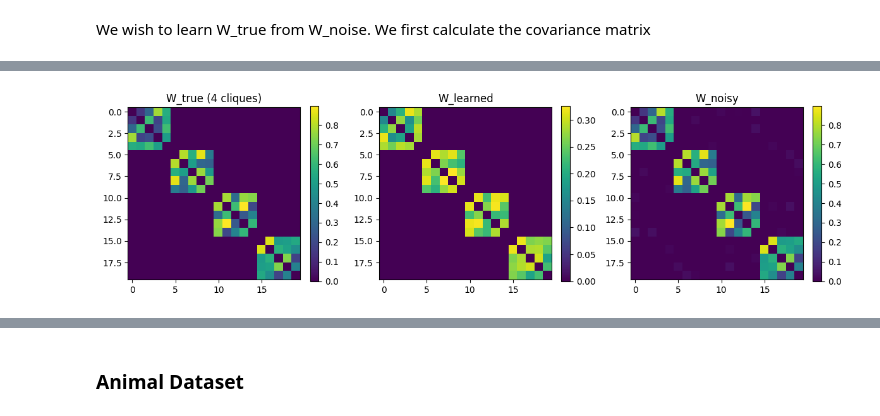
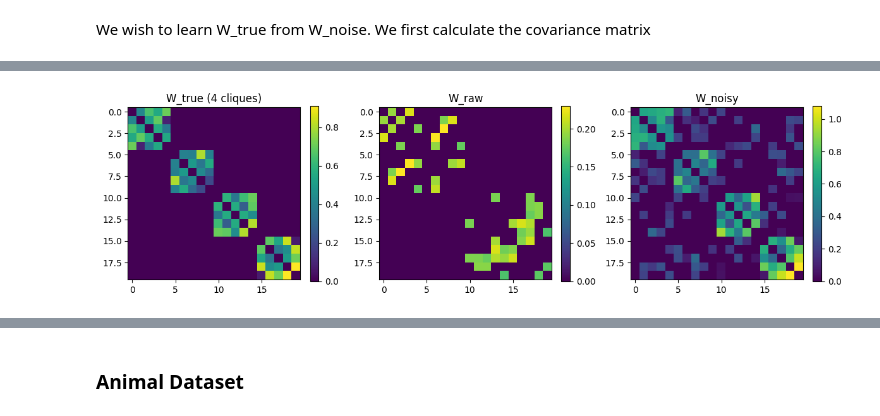
Before and after one commit to KHOUTAIBI/timeseries-graph-learning, a Jupyter notebook: graph.ipynb, the cells around one changed output, grey strips where cells are left out. Cells and saved outputs as stored; diff of their text form; code cells hidden in the pictures.

```diff
--- a/graph.ipynb
+++ b/graph.ipynb
@@ -410,8 +479,8 @@ for sz in sizes:
 
 Theta_true = laplacian_from_W(W_true)
 # %%
-kappa=0.05
-p_edge=0.1
+kappa=0.45
+p_edge=0.35
 
 M = (np.random.random((p, p)) < p_edge).astype(float)
 M = np.triu(M, 1)
@@ -450,20 +519,21 @@ plt.show()
 # %% [markdown]
 We wish to learn W_true from W_noise. We first calculate the covariance matrix
 # %%
-n = 200 * p
-J = np.ones((p, p)) / p
-Sigma = np.linalg.inv(Theta_noisy + J)
+n = 30 * p
+Sigma = np.linalg.pinv(Theta_noisy)
 X = np.random.multivariate_normal(mean=np.zeros(p), cov=Sigma, size=n)
-S = np.cov(X, rowvar=False)
-S_in = S + (1/3) * np.eye(p)
+Xc = X - X.mean(axis = 0, keepdims=True)
+S_in = Xc.T @ Xc
 # %%
-Theta_hat, w_hat, U_hat, lam_hat = sgl(
+Theta_hat, w_hat, U_hat, lam_hat, obj_values, sgl_obj, pen_hist = sgl(
         S=S_in,
         k=k_true,
-        alpha=0.01,
+        alpha=0.1,
         beta=400.0,
-        eps=1e-3,
+        eps=1e-2,
         c1=1e-5,
         c2=1e4,
-        tol=1e-5,
+        tol=1e-10,
+        patience=np.inf,
+        l1 = 2.0
     )
@@ -470,6 +618,6 @@ Theta_hat, w_hat, U_hat, lam_hat = sgl(
 # %%
 G_true = nx.from_numpy_array(W_true)
-W_hat = adjacency_from_theta(Theta_hat, thr=1e-6)
+W_hat = adjacency_from_theta_knn(Theta_hat, k = 2)
 G_hat = nx.from_numpy_array(W_hat)
 # %%
 print("True components (nx):", nx.number_connected_components(G_true))
@@ -485,25 +628,25 @@ Learned components (nx): 4
 # %%
 plt.figure(figsize=(12,4))
 
 plt.subplot(1,3,1)
 plt.imshow(W_true)
 plt.title("W_true (4 cliques)")
 plt.colorbar(fraction=0.046)
 
 plt.subplot(1,3,2)
 plt.imshow(W_hat)
-plt.title("W_learned")
+plt.title("W_raw")
 plt.colorbar(fraction=0.046)
 
 plt.subplot(1,3,3)
 plt.imshow(W_true + W_er)
 plt.title("W_noisy")
 plt.colorbar(fraction=0.046)
 
 plt.tight_layout()
 plt.show()
 # %% [output]
-[figure, old version]
+[figure, new version]
 # %%
 L_hat = laplacian_from_W(W_hat)
 L_true = laplacian_from_W(W_true)
```
Also changed, not shown: parts of 42 cells of this notebook.
